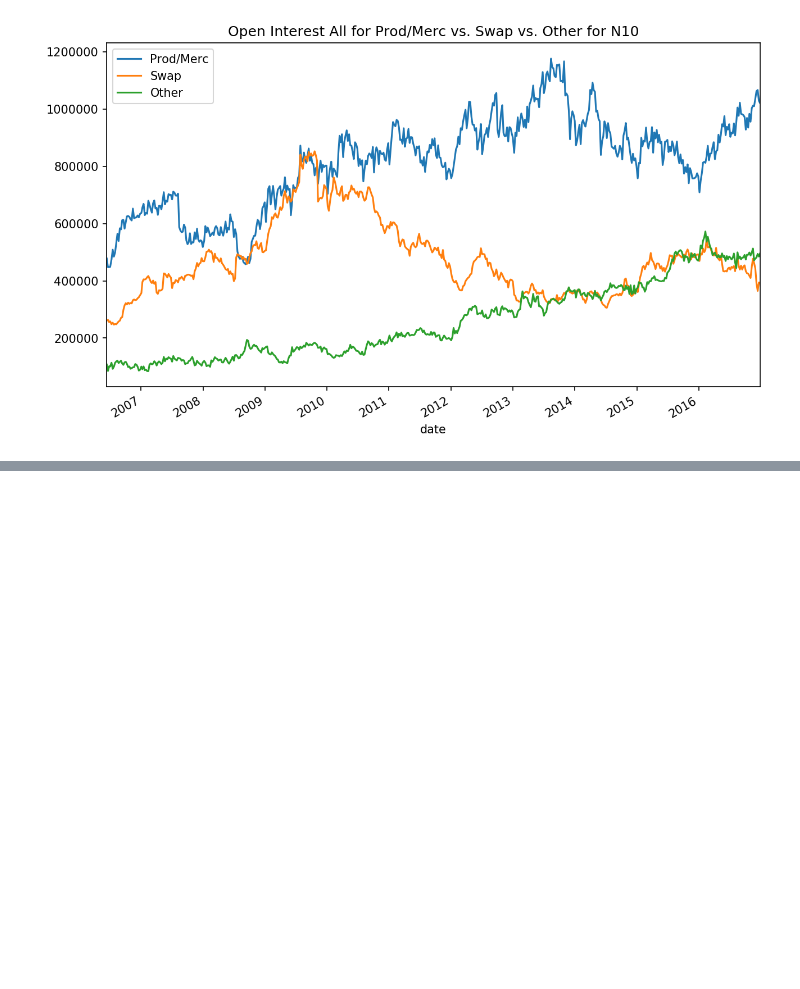
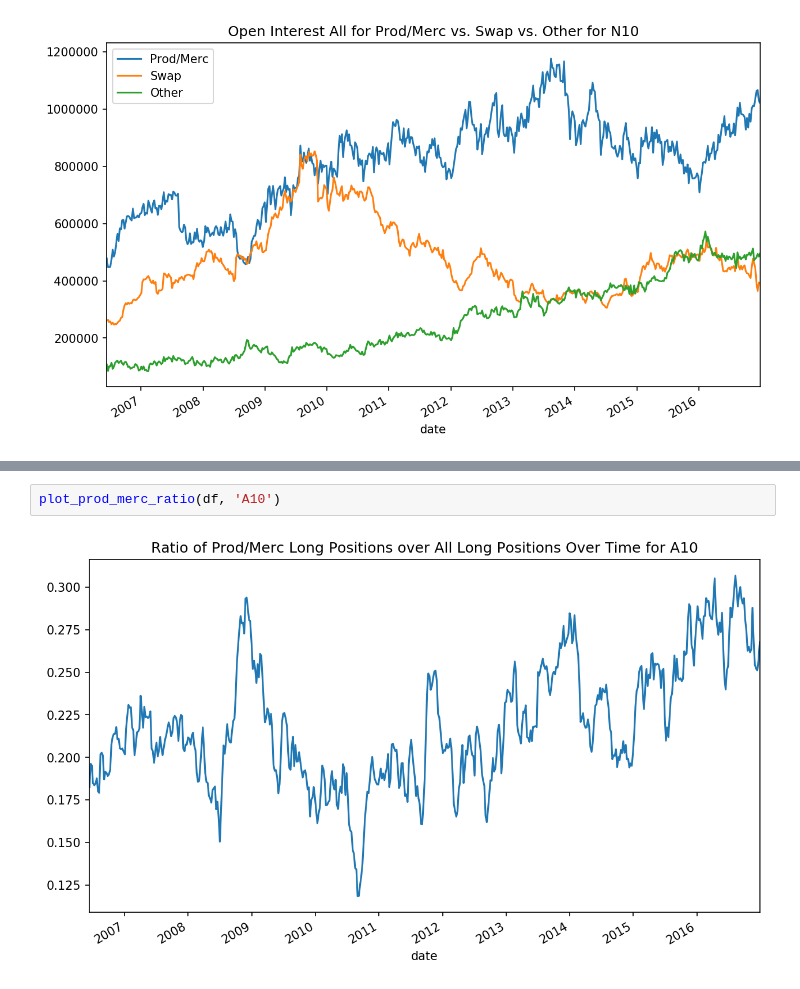
Before and after one commit to gvacaliuc/thehotcommodity, a Jupyter notebook: notebooks/ryan_k-eda.ipynb, the cells around one changed output, grey strips where cells are left out. Saved outputs shown, nothing was run; the diff lists cells and outputs as text; blank space fills up the shorter version.

```diff
--- a/notebooks/ryan_k-eda.ipynb
+++ b/notebooks/ryan_k-eda.ipynb
@@ -247,0 +280,4 @@ plot_prod_merc_swap_other(df, 'N10')
+# %%
+plot_prod_merc_ratio(df, 'A10')
+# %% [output]
+[figure, added]
```
Also changed, not shown: parts of 6 cells of this notebook.
